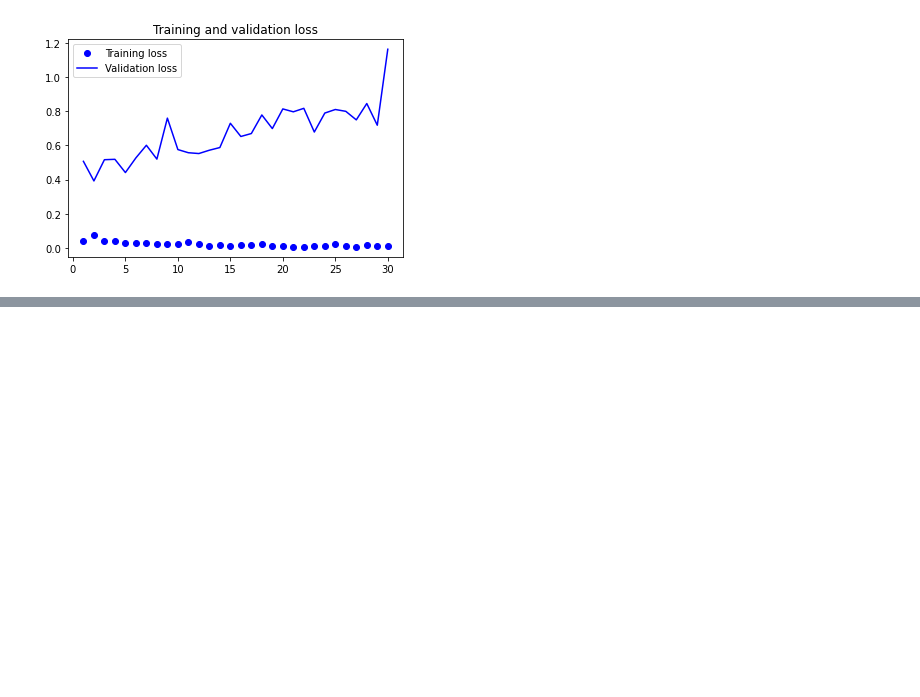
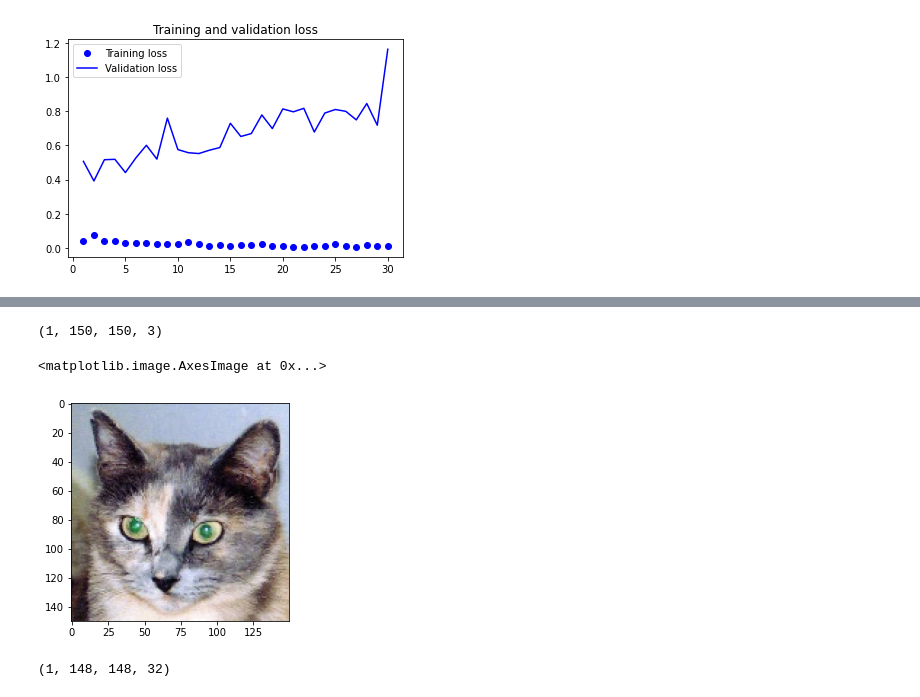
Before and after one commit to Emmanuel-Okyere/deep-learning-cat-dog-prediction, a Jupyter notebook: cat_and_dog.ipynb, the cells around one changed output, grey strips where cells are left out. Drawn from its saved outputs; the diff is of its cells as text; code cells hidden in the pictures; blank space fills up the shorter version.

Commit message:
Updated to add visualization of the covnet

```diff
--- a/cat_and_dog.ipynb
+++ b/cat_and_dog.ipynb
@@ -354,0 +377,2 @@ plt.show()
+# %%
+img_path = r"C:\Users\EmmanuelOkyereGyaten\Downloads\cats_dogs_small\test\cats\cat.1700.jpg"
@@ -354,0 +381,15 @@ plt.show()
+# %%
+img = image.load_img(img_path, target_size = (150,150))
+image_tensor = image.img_to_array(img)
+image_tensor = np.expand_dims(image_tensor, axis = 0)
+image_tensor/=255.
+# %%
+image_tensor.shape
+# %% [output]
+(1, 150, 150, 3)
+# %%
+import matplotlib.pyplot as plt
+plt.imshow(image_tensor[0])
+# %% [output]
+<matplotlib.image.AxesImage at 0x...>
+[figure, added]
@@ -354,0 +400,5 @@ plt.show()
+# %%
+first_layer = activations[0]
+first_layer.shape
+# %% [output]
+(1, 148, 148, 32)
```
Also changed, not shown: parts of 6 cells of this notebook.
